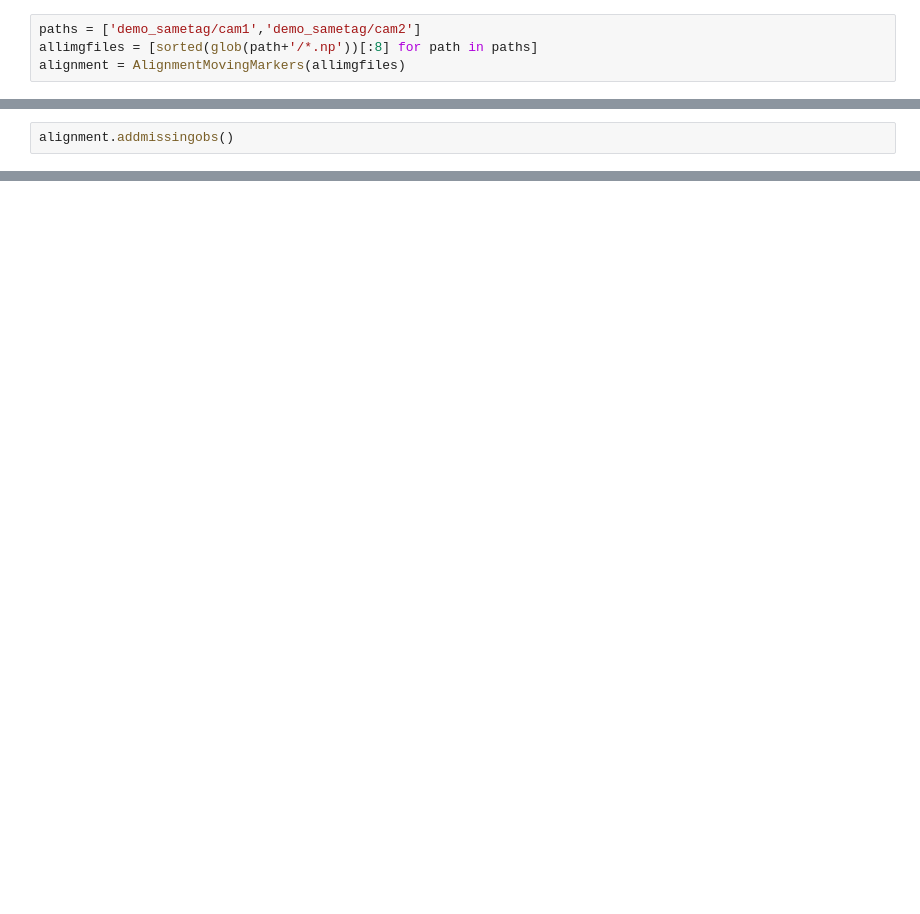
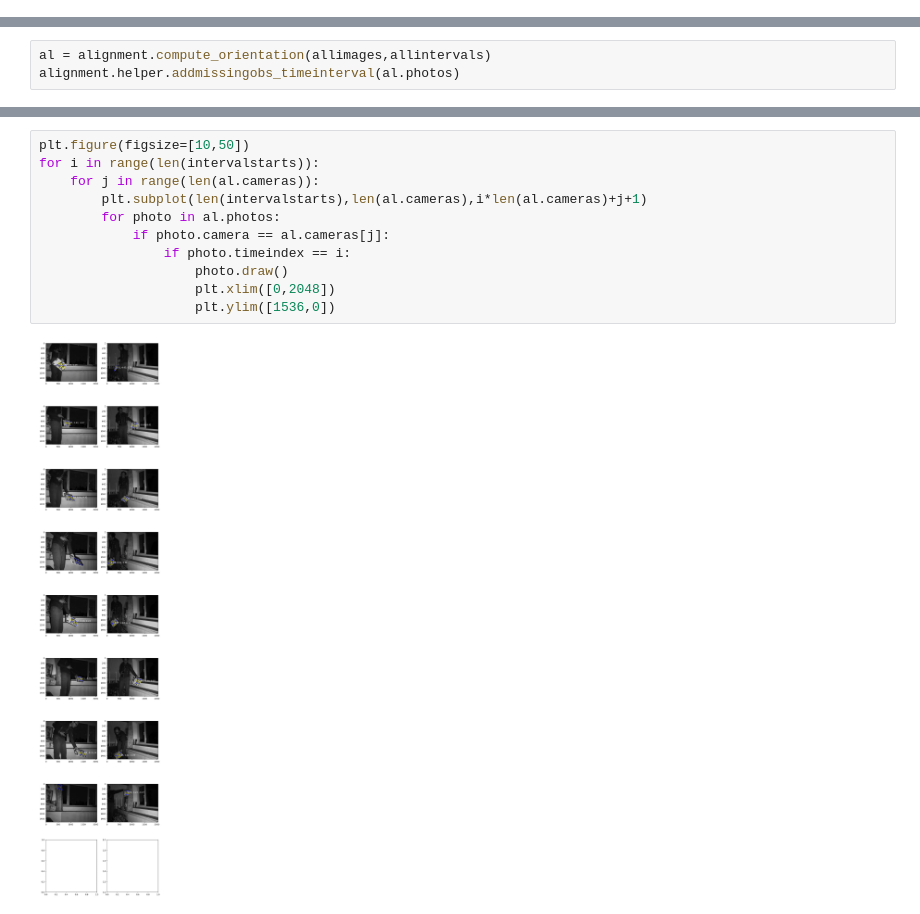
Before and after one commit to SheffieldMLtracking/alignment, a Jupyter notebook: jupyter/Demo Moving Squares.ipynb, the cells around one changed output, grey strips where cells are left out. Saved outputs shown, nothing was run; the diff lists cells and outputs as text; blank space fills up the shorter version.

Commit message:
Restructured into separate files; added a compute_orientation method; updated notebook demos to use this; added helper functions

```diff
--- a/jupyter/Demo Moving Squares.ipynb
+++ b/jupyter/Demo Moving Squares.ipynb
@@ -103,4 +0,0 @@ class AlignmentMovingMarkers(Alignment):
-# %%
-paths = ['demo_sametag/cam1','demo_sametag/cam2']
-allimgfiles = [sorted(glob(path+'/*.np'))[:8] for path in paths]
-alignment = AlignmentMovingMarkers(allimgfiles)
@@ -134,2 +0,0 @@ alignment.secondpass()
-# %%
-alignment.addmissingobs()
@@ -139,0 +56,3 @@ alignment.draw()
+# %%
+al = alignment.compute_orientation(allimages,allintervals)
+alignment.helper.addmissingobs_timeinterval(al.photos)
@@ -139,0 +71,13 @@ alignment.draw()
+# %%
+plt.figure(figsize=[10,50])
+for i in range(len(intervalstarts)):
+    for j in range(len(al.cameras)):
+        plt.subplot(len(intervalstarts),len(al.cameras),i*len(al.cameras)+j+1)
+        for photo in al.photos:
+            if photo.camera == al.cameras[j]:
+                if photo.timeindex == i:
+                    photo.draw()
+                    plt.xlim([0,2048])
+                    plt.ylim([1536,0])
+# %% [output]
+[figure, added]
```
Also changed, not shown: parts of 8 cells of this notebook, 7 other files.
